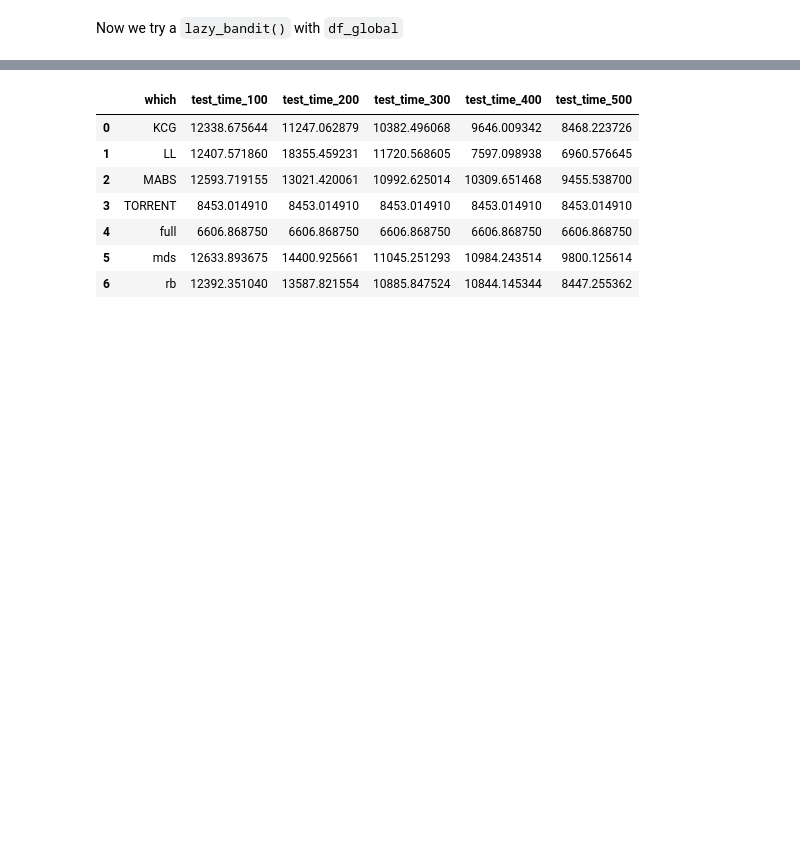
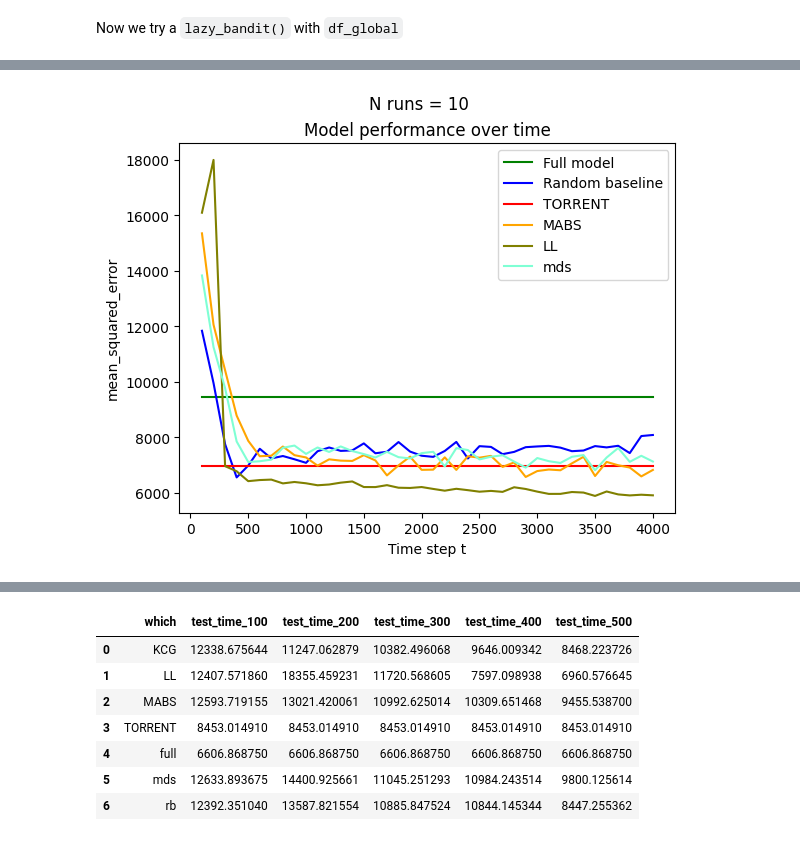
Before and after one commit to PerryChicken1/Master-Thesis, a Jupyter notebook: multi-armed-bandit.ipynb, the cells around one changed output, grey strips where cells are left out. Drawn from its saved outputs; the diff is of its cells as text; code cells hidden in the pictures; blank space fills up the shorter version.

```diff
--- a/multi-armed-bandit.ipynb
+++ b/multi-armed-bandit.ipynb
@@ -110,7 +110,7 @@ except NameError:
     print("Just loaded data!")
 '''
 df_global               = load_data()
-df_global_subset        = df_global.sample(10000, ignore_index=False)
+df_global_subset        = df_global #.sample(10000, ignore_index=False)
 
 hidden_indices, test_indices, val_indices\
                         =  get_ttv_indices(df_global_subset, 'new_colour')
@@ -121,7 +121,7 @@ y                       = 'agbd'
 features                = {'region_cla':None, 'elev_lowes':3, 'selected_a': None}
 
 # MABS parameters
-T                       = 500
+T                       = 4000
 batch_size              = 10
 test_freq               = 10
 score                   = mean_squared_error
@@ -142,3 +142,6 @@ bandit_global           = lazy_bandit(dataset=df_global_subset, x=x, y=y, featur
                                       , test_freq=test_freq, model=model)
 
 bandit_global.score     = score
+# %%
+comprehensive_benchmark(bandit_global, 'Testing for a larger run (T=4000, n_runs=10); KCG missing', 'large_run_4000_seed100', 10)
+# %% [output]
@@ -145 +165,2 @@ bandit_global.score     = score
+[figure, added]
 # %%
```
Also changed, not shown: parts of 7 cells of this notebook, 14 other files.
